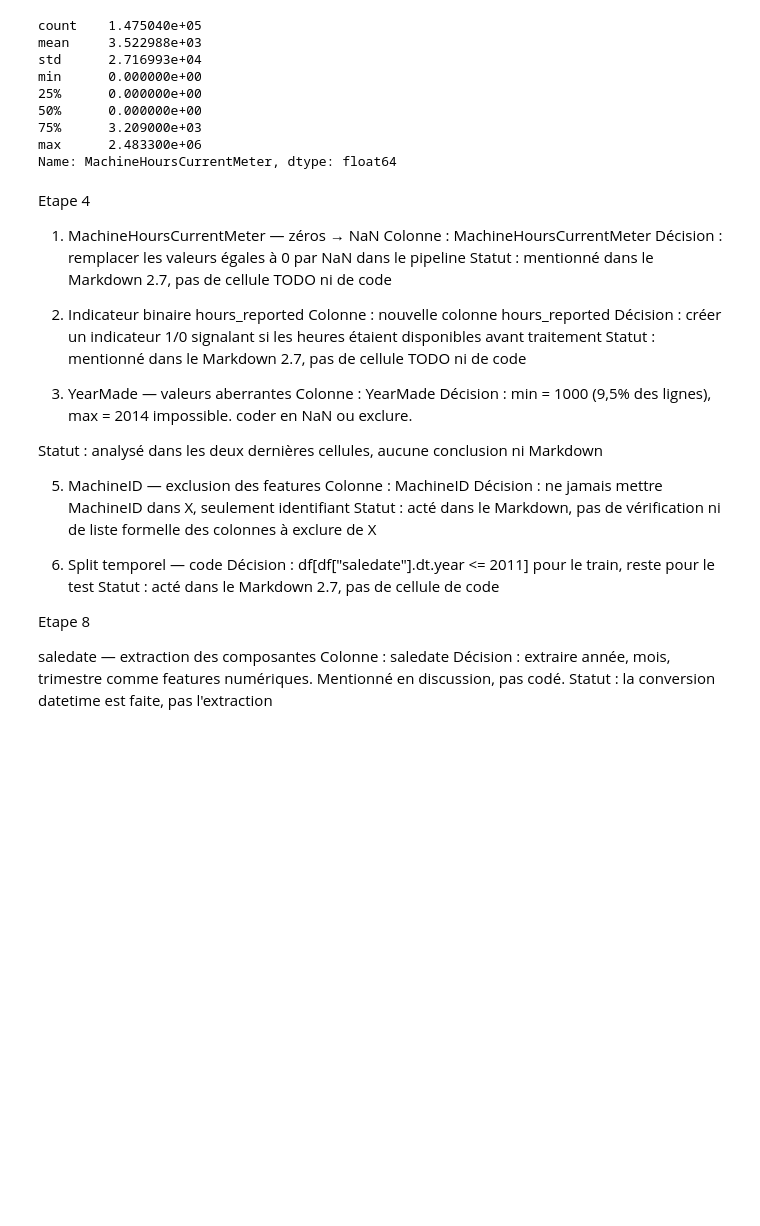
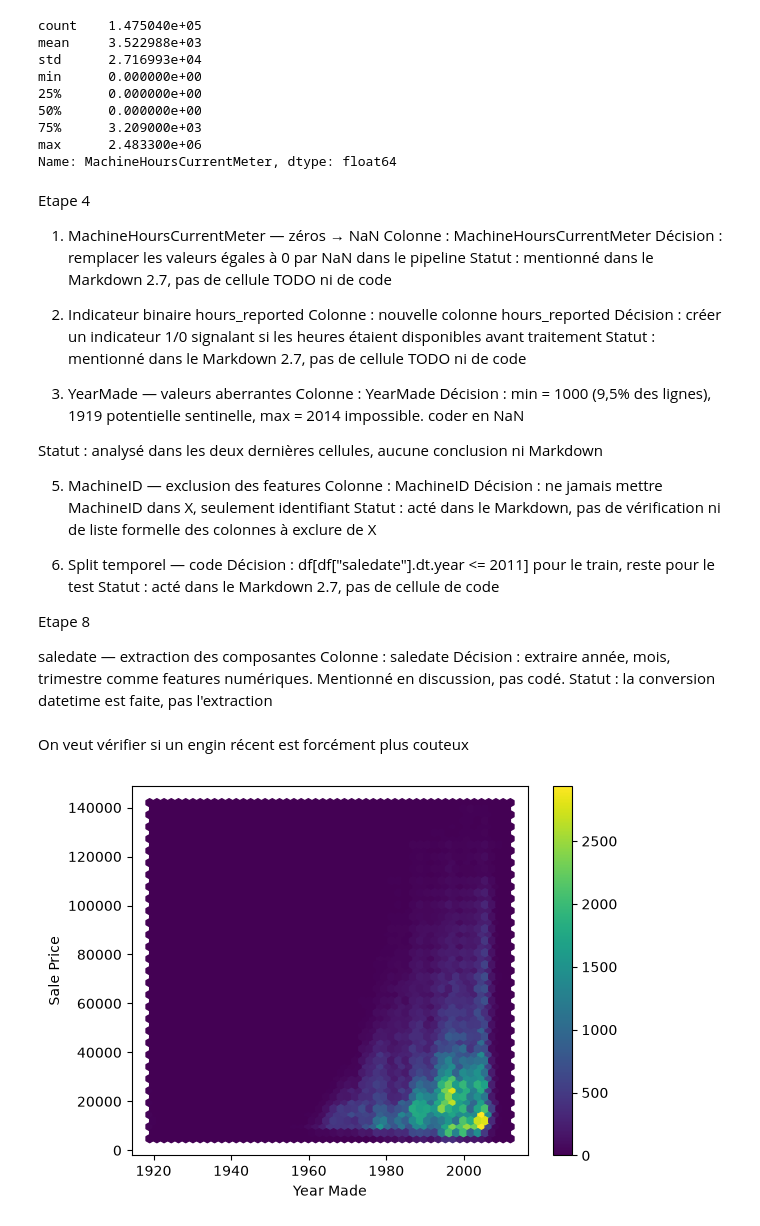
Before and after one commit to AbramLakhvinder/asset-valuation-project, a Jupyter notebook: notebooks/01_data_audit.ipynb, the cells around one changed output. Saved outputs shown, nothing was run; the diff lists cells and outputs as text; code cells hidden in the pictures; blank space fills up the shorter version.

Commit message:
explore la variable YearMade - Tendance de dépréciation détectée - Deux potentielles valeurs sentinelles (1000,1919) - Seuil de 50 obs min par année utilisé pour le calcul du prix de vente moyen

```diff
--- a/notebooks/01_data_audit.ipynb
+++ b/notebooks/01_data_audit.ipynb
@@ -206,7 +206,7 @@ Statut : mentionné dans le Markdown 2.7, pas de cellule TODO ni de code
 
 3. YearMade — valeurs aberrantes
 Colonne : YearMade
-Décision : min = 1000 (9,5% des lignes), max = 2014 impossible. coder en NaN ou exclure.
+Décision : min = 1000 (9,5% des lignes), 1919 potentielle sentinelle, max = 2014 impossible. coder en NaN
 
 Statut : analysé dans les deux dernières cellules, aucune conclusion ni Markdown
 
@@ -225,3 +225,15 @@ saledate — extraction des composantes
 Colonne : saledate
 Décision : extraire année, mois, trimestre comme features numériques. Mentionné en discussion, pas codé.
 Statut : la conversion datetime est faite, pas l'extraction
+# %% [markdown]
+On veut vérifier si un engin récent est forcément plus couteux
+# %%
+yearrestricted = df[((df["YearMade"] > 1000) & (df["YearMade"] <= 2012))]
+# %%
+plt.hexbin(yearrestricted["YearMade"], yearrestricted["SalePrice"], gridsize=50)
+plt.xlabel("Year Made")
+plt.ylabel("Sale Price")
+plt.colorbar()
+plt.show()
+# %% [output]
+[figure, added]
```
Also changed, not shown: parts of 7 cells of this notebook.
